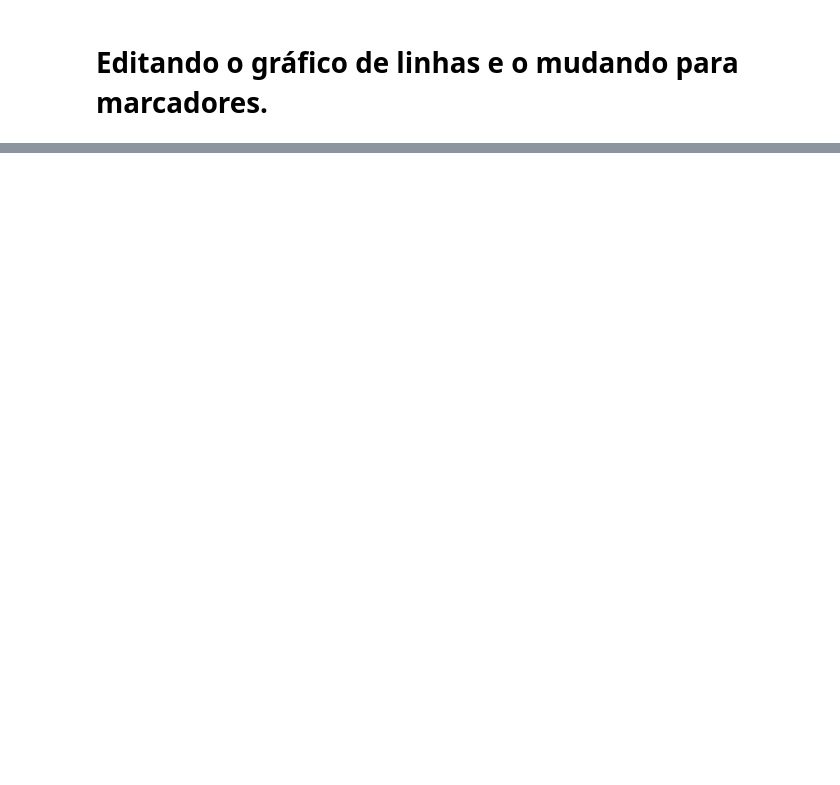
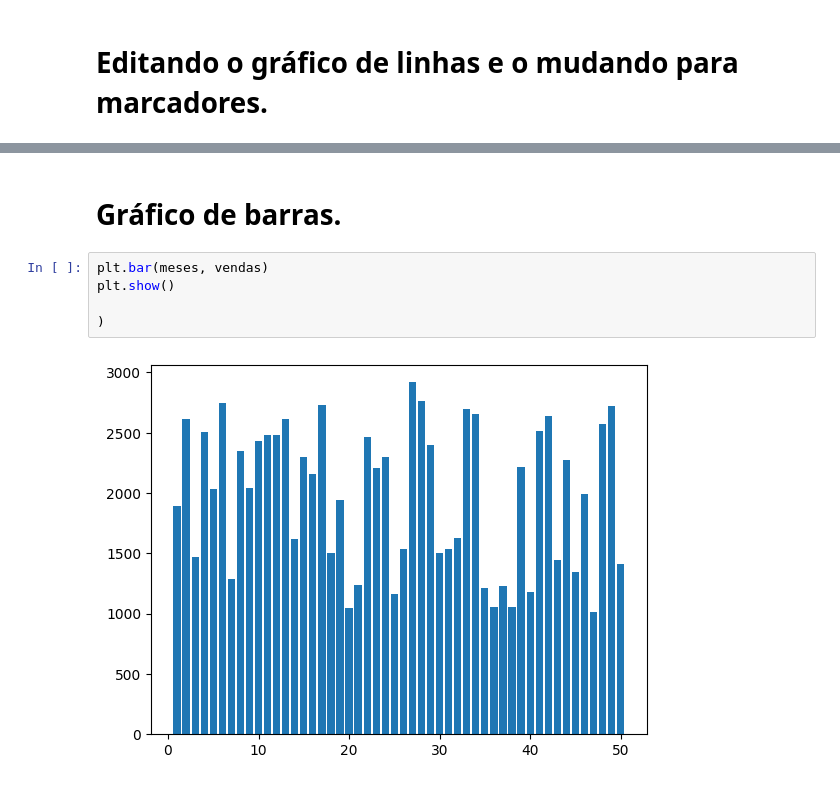
Before and after one commit to isrraelantonio/estudos-python, a Jupyter notebook: módulo 13/modulo_introduacao_orientacao_a_objetos.ipynb, the cells around one changed output, grey strips where cells are left out. Cells and saved outputs as stored; diff of their text form; blank space fills up the shorter version.

```diff
--- a/módulo 13/modulo_introduacao_orientacao_a_objetos.ipynb
+++ b/módulo 13/modulo_introduacao_orientacao_a_objetos.ipynb
@@ -748,0 +756,9 @@ plt.show()
+# %% [markdown]
+# Gráfico de barras.
+# %%
+plt.bar(meses, vendas)
+plt.show()
+
+)
+# %% [output]
+[figure, added]
```
Also changed, not shown: parts of 22 cells of this notebook.
